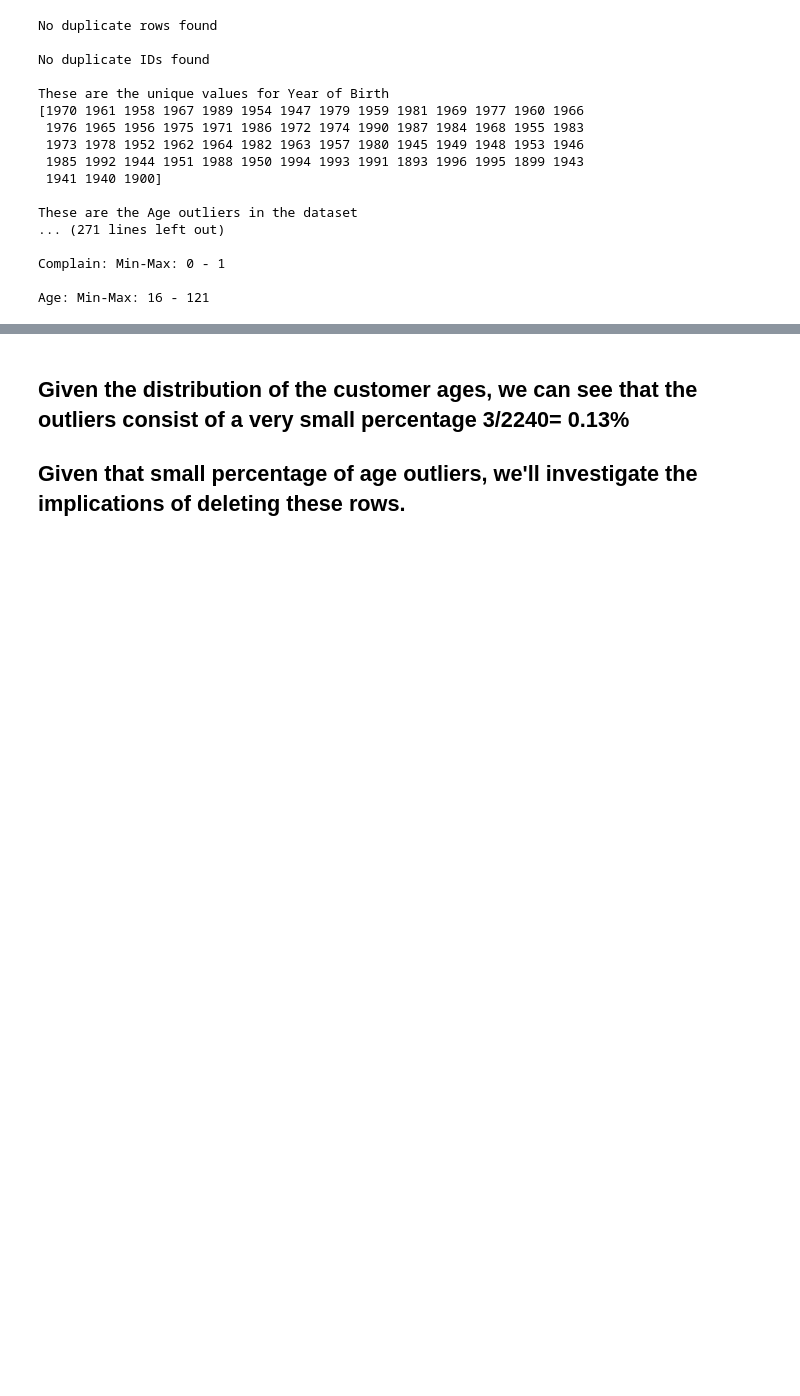
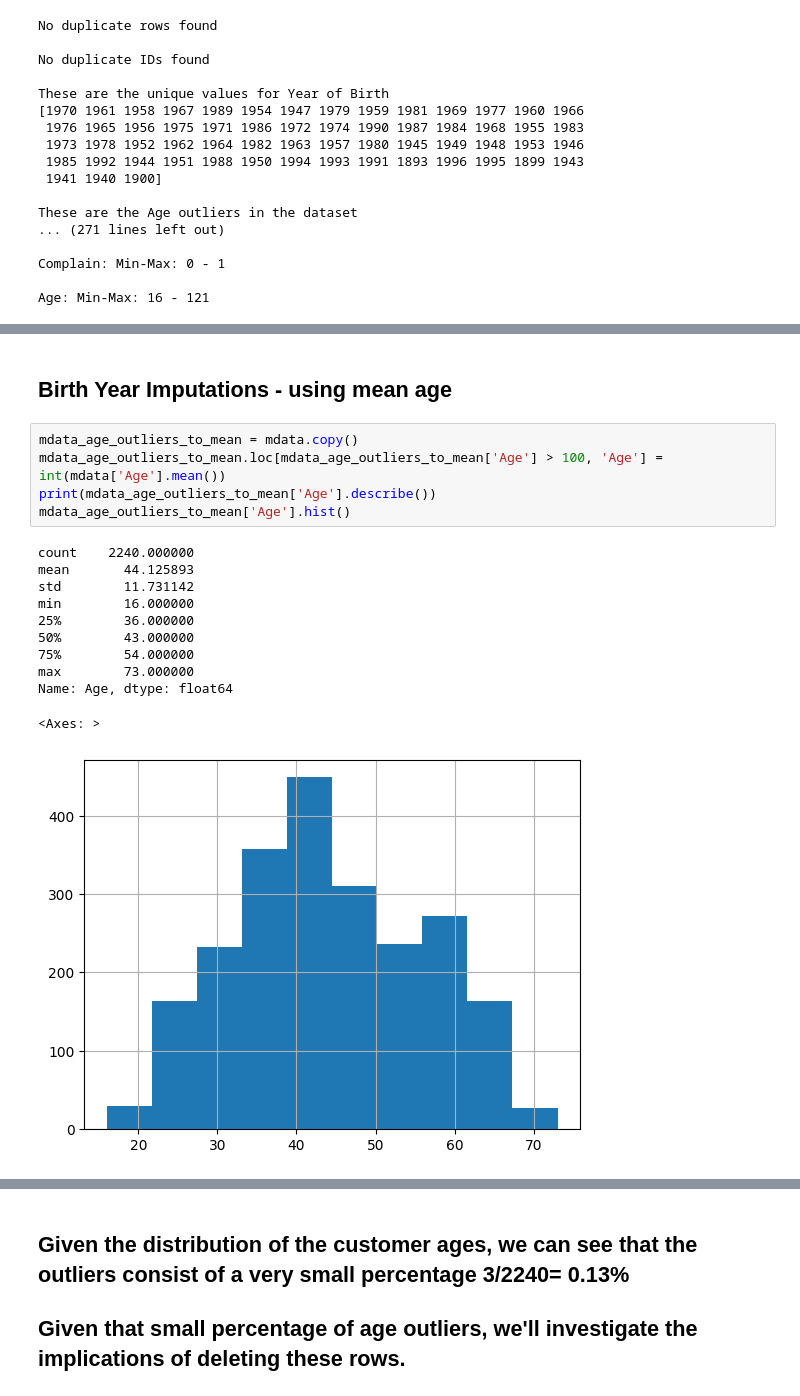
Before and after one commit to OsorioEL/Marketing_Campaign, a Jupyter notebook: Marketing_Campaing.ipynb, the cells around one changed output, grey strips where cells are left out. Saved outputs shown, nothing was run; the diff lists cells and outputs as text; blank space fills up the shorter version.

```diff
--- a/Marketing_Campaing.ipynb
+++ b/Marketing_Campaing.ipynb
@@ -190,0 +233,19 @@ Age: Min-Max: 16 - 121
+# %% [markdown]
+## Birth Year Imputations - using mean age
+# %%
+mdata_age_outliers_to_mean = mdata.copy()
+mdata_age_outliers_to_mean.loc[mdata_age_outliers_to_mean['Age'] > 100, 'Age'] = int(mdata['Age'].mean())
+print(mdata_age_outliers_to_mean['Age'].describe())
+mdata_age_outliers_to_mean['Age'].hist()
+# %% [output]
+count    2240.000000
+mean       44.125893
+std        11.731142
+min        16.000000
+25%        36.000000
+50%        43.000000
+75%        54.000000
+max        73.000000
+Name: Age, dtype: float64
+<Axes: >
+[figure, added]
```
Also changed, not shown: parts of 14 cells of this notebook.
